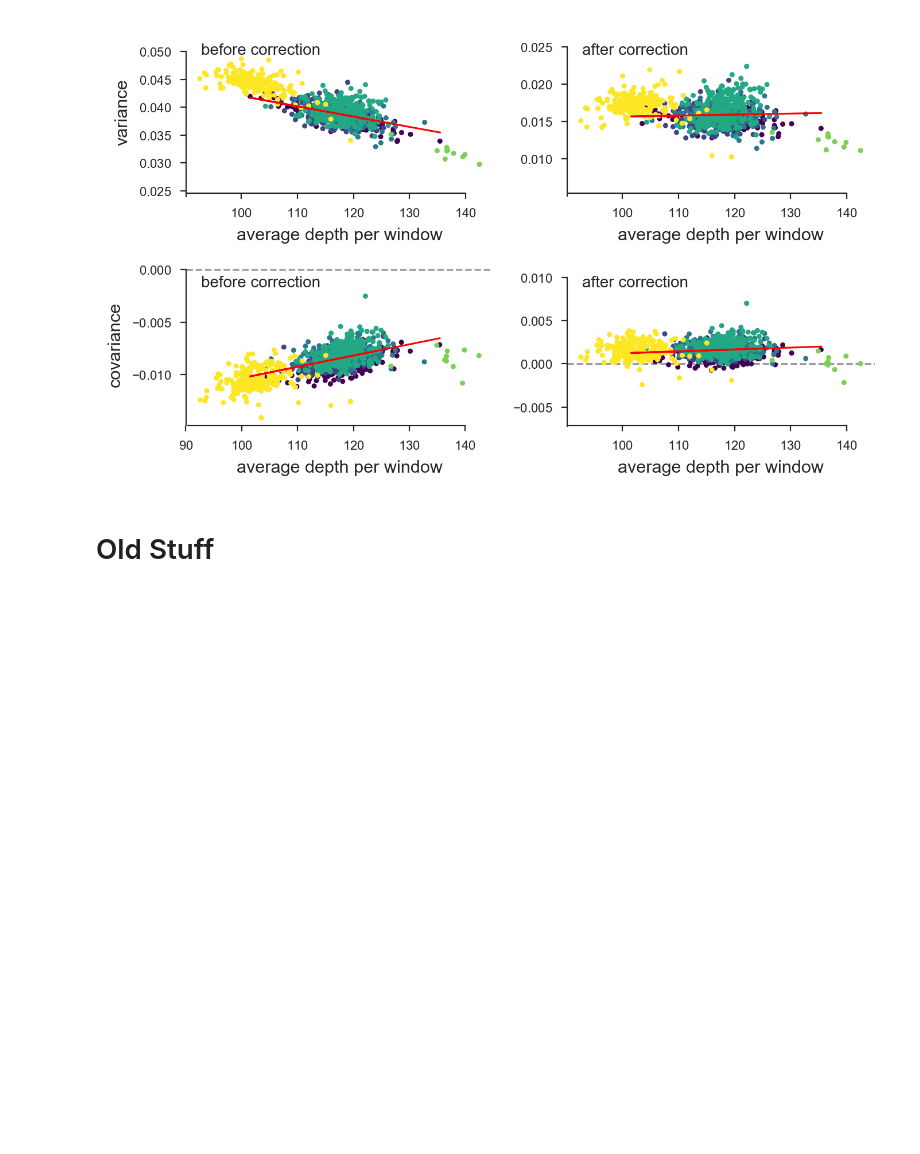
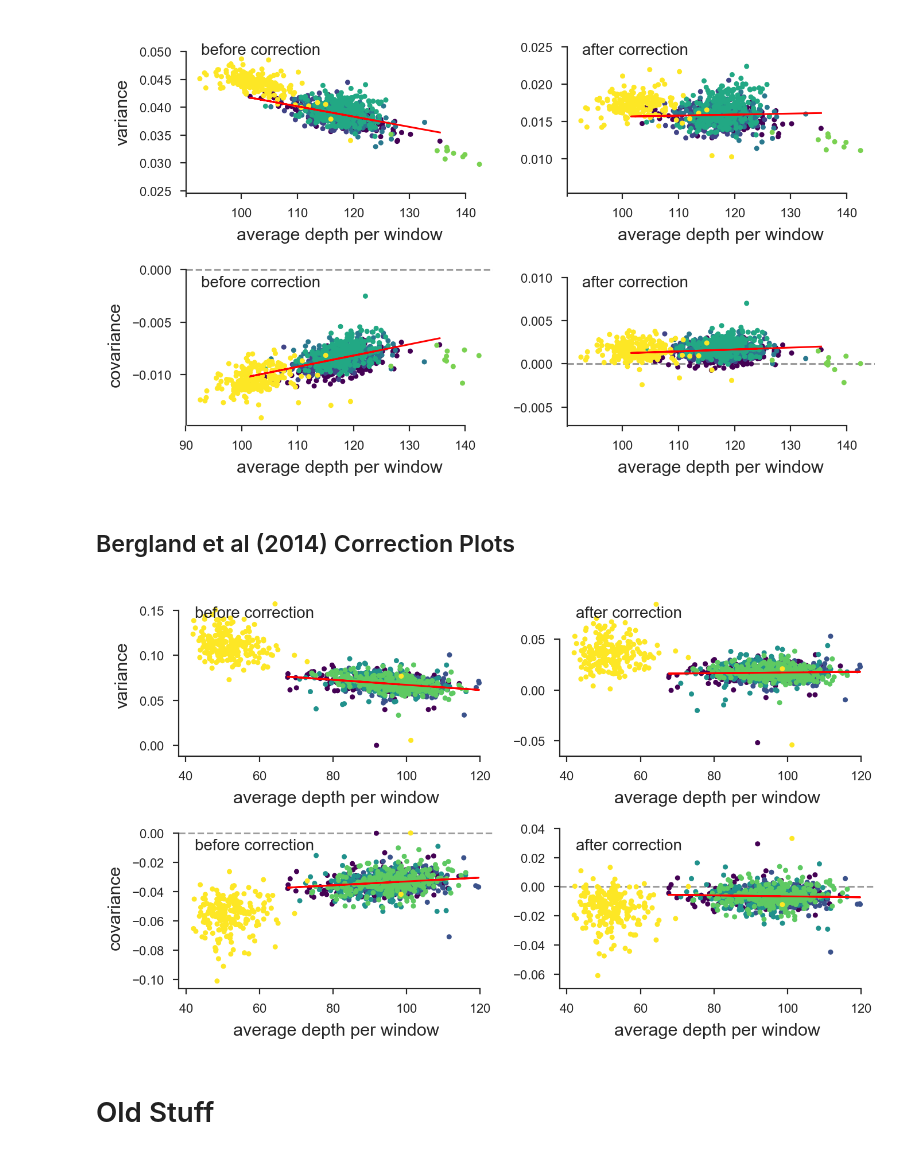
Before and after one commit to vsbuffalo/cvtk, a Jupyter notebook: notebooks/plots/plots.ipynb, the cells around one changed output. Cells and saved outputs as stored; diff of their text form; code cells hidden in the pictures; blank space fills up the shorter version.

Commit message:
updated plots, etc

```diff
--- a/notebooks/plots/plots.ipynb
+++ b/notebooks/plots/plots.ipynb
@@ -844,6 +844,30 @@ ax[1, 1].spines['bottom'].set_bounds(90.4, 140)
 plt.savefig('barghi-correction-plot.pdf', bbox_inches="tight")
 # %% [output]
 [figure]
+# %% [markdown]
+## Bergland et al (2014) Correction Plots
+# %%
+with open('../../data/bergland_et_al_2014/bergland_diagonistics_tuple.pkl', 'rb') as f:
+    bergland_diagonistics = pickle.load(f)
+# %%
+plt.rc('text', usetex=False)
+fig, ax = correction_diagnostic_plot(bergland_diagonistics, figsize=(TWOCOL, TWOCOL*0.6))
+
+ax[0, 0].spines['left'].set_bounds(ax[0, 0].get_ylim()[0], 0.15)
+ax[0, 0].spines['bottom'].set_bounds(ax[0, 0].get_xlim()[0], 120)
+
+ax[0, 1].spines['left'].set_bounds(ax[0, 1].get_ylim()[0], 0.05)
+ax[0, 1].spines['bottom'].set_bounds(ax[0, 1].get_xlim()[0], 120)
+
+ax[1, 0].spines['left'].set_bounds(ax[1, 0].get_ylim()[0], 0.0)
+ax[1, 0].spines['bottom'].set_bounds(ax[1, 0].get_xlim()[0], 120)
+
+ax[1, 1].spines['left'].set_bounds(ax[1, 1].get_ylim()[0], 0.04)
+ax[1, 1].spines['bottom'].set_bounds(ax[1, 1].get_xlim()[0], 120)
+
+plt.savefig('bergland-correction-plot.pdf', bbox_inches="tight")
+# %% [output]
+[figure, added]
 # %% [markdown]
 # Old Stuff
 # %%
```
Also changed, not shown: parts of 4 cells of this notebook, 5 other files.
